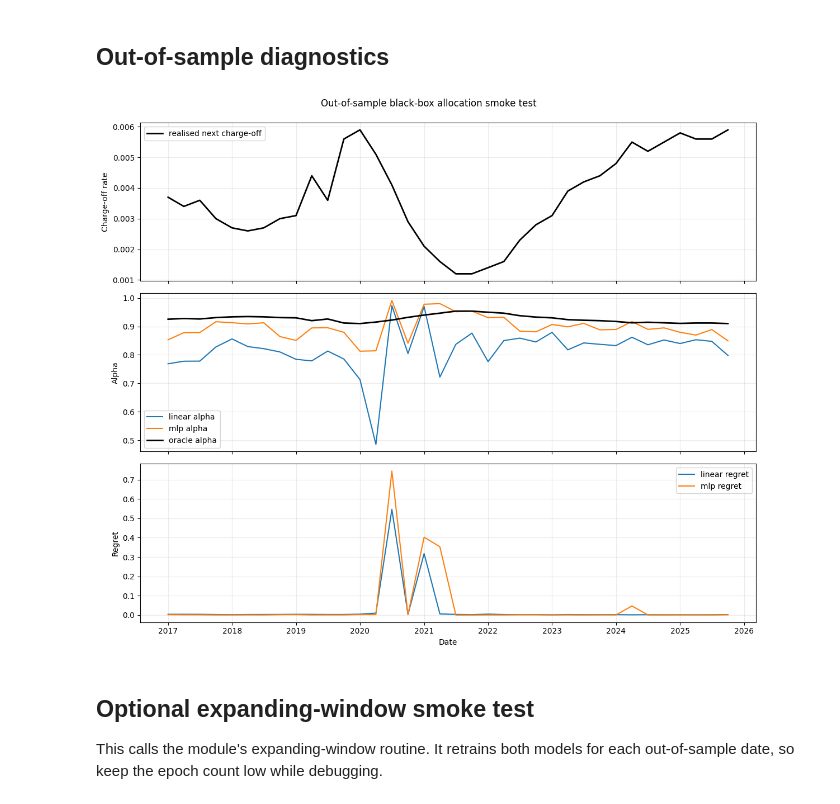
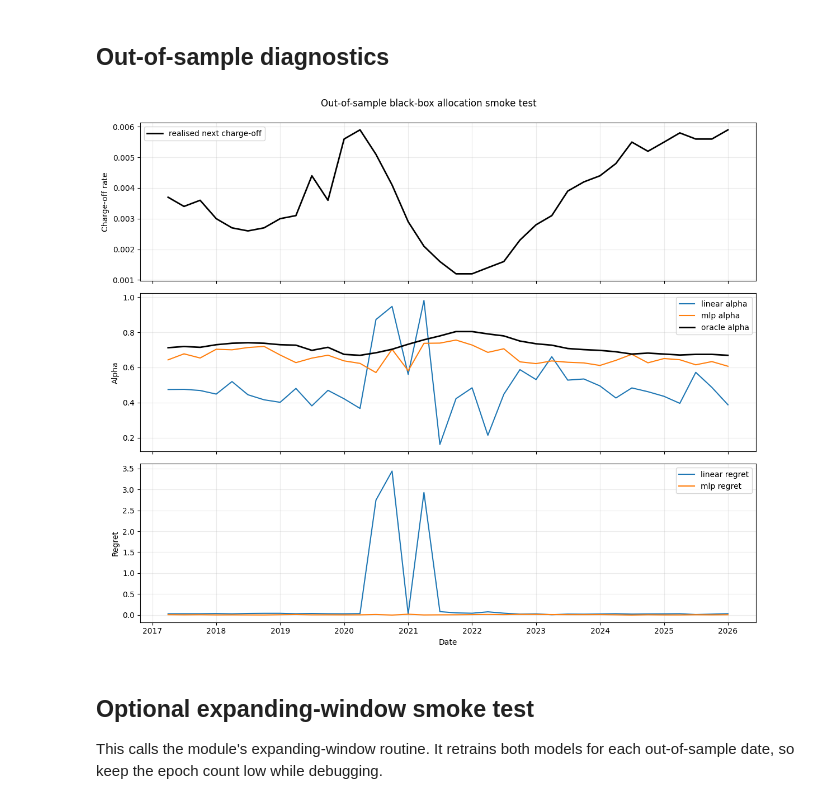
Before and after one commit to okeeffe-hannah/Decision_Focused_Learning_for_Capital_Allocation, a Jupyter notebook: models/notebooks/test_black_box.ipynb, the cells around one changed output. Drawn from its saved outputs; the diff is of its cells as text; code cells hidden in the pictures.

Commit message:
updated black box model

```diff
--- a/models/notebooks/test_black_box.ipynb
+++ b/models/notebooks/test_black_box.ipynb
@@ -41,13 +60,13 @@ PosixPath('/Users/hannahokeeffe/Documents/Imperial/DFL_New')
 `macro_panel_quarterly.csv` is dated at quarter end, while `fred_loan_return_aligned.csv` is dated at quarter start. The temporary macro copy below converts macro dates to quarter start before calling the shared `load_and_align_data` utility.
 # %%
 macro_csv = ROOT / "data" / "processed" / "macro_panel_quarterly.csv"
-chargeoff_csv = ROOT / "data" / "raw" / "fred_loan_return" / "fred_loan_return_aligned.csv"
-scratch_dir = ROOT / "models" / "notebooks" / ".scratch"
-scratch_dir.mkdir(parents=True, exist_ok=True)
+chargeoff_csv = ROOT / "data" / "processed" / "fred_loan_return_aligned.csv"
+results_dir = ROOT / "results"
+results_dir.mkdir(parents=True, exist_ok=True)
 
 macro = pd.read_csv(macro_csv)
 macro["DATE"] = pd.to_datetime(macro["DATE"]).dt.to_period("Q").dt.start_time
-macro_aligned_csv = scratch_dir / "macro_panel_quarter_start.csv"
+macro_aligned_csv = ROOT / "data/processed/" "macro_panel_quarter_start.csv"
 macro.to_csv(macro_aligned_csv, index=False)
 
 df = load_and_align_data(
@@ -116,7 +135,10 @@ x_train: (107, 12), x_test: (36, 12)
 
 The black-box model maps features directly to `alpha_hat` and trains against realised downstream utility.
 # %%
-cap_cfg = CapitalConfig()
+cap_cfg = CapitalConfig(
+    leverage=5.0
+)
+
 model_cfg = ModelConfig(
     hidden_dim=16,
     lr=1e-3,
@@ -144,7 +166,8 @@ for model_type in ["linear", "mlp"]:
     metrics[model_type] = evaluate_alpha_predictions(y_test, alpha_test, cap_cfg)
     prediction_frames.append(
         build_blackbox_prediction_frame(
-            dates=test_df["DATE"],
+            feature_dates=test_df["DATE"],
+            target_dates=test_df["target_date"],
             y_true=y_test,
             alpha_hat=alpha_test,
             model_name=model_type,
@@ -178,29 +201,29 @@ assert np.isfinite(metrics_df.to_numpy()).all()
 # %%
 fig, axes = plt.subplots(3, 1, figsize=(12, 10), sharex=True)
 
-axes[0].plot(test_df["DATE"], y_test, color="black", linewidth=2, label="realised next charge-off")
+axes[0].plot(test_df["target_date"], y_test, color="black", linewidth=2, label="realised next charge-off")
 
 for model_name, group in predictions.groupby("model"):
-    axes[1].plot(group["date"], group["alpha_hat"], label=f"{model_name} alpha")
-    axes[2].plot(group["date"], group["regret"], label=f"{model_name} regret")
+    axes[1].plot(group["target_date"], group["alpha_hat"], label=f"{model_name} alpha")
+    axes[2].plot(group["target_date"], group["regret"], label=f"{model_name} regret")
 
 oracle = predictions[predictions["model"] == "linear"]
-axes[1].plot(oracle["date"], oracle["alpha_oracle"], color="black", linewidth=2, label="oracle alpha")
+axes[1].plot(oracle["target_date"], oracle["alpha_oracle"], color="black", linewidth=2, label="oracle alpha")
 
 axes[0].set_ylabel("Charge-off rate")
 axes[1].set_ylabel("Alpha")
 axes[2].set_ylabel("Regret")
 axes[2].set_xlabel("Date")
 
 for ax in axes:
     ax.grid(True, alpha=0.25)
     ax.legend(loc="best")
 
 fig.suptitle("Out-of-sample black-box allocation smoke test", y=0.995)
 plt.tight_layout()
 plt.show()
 # %% [output]
-[figure, old version]
+[figure, new version]
 # %% [markdown]
 ## Optional expanding-window smoke test
 
```
Also changed, not shown: parts of 7 cells of this notebook, 13 other files.
